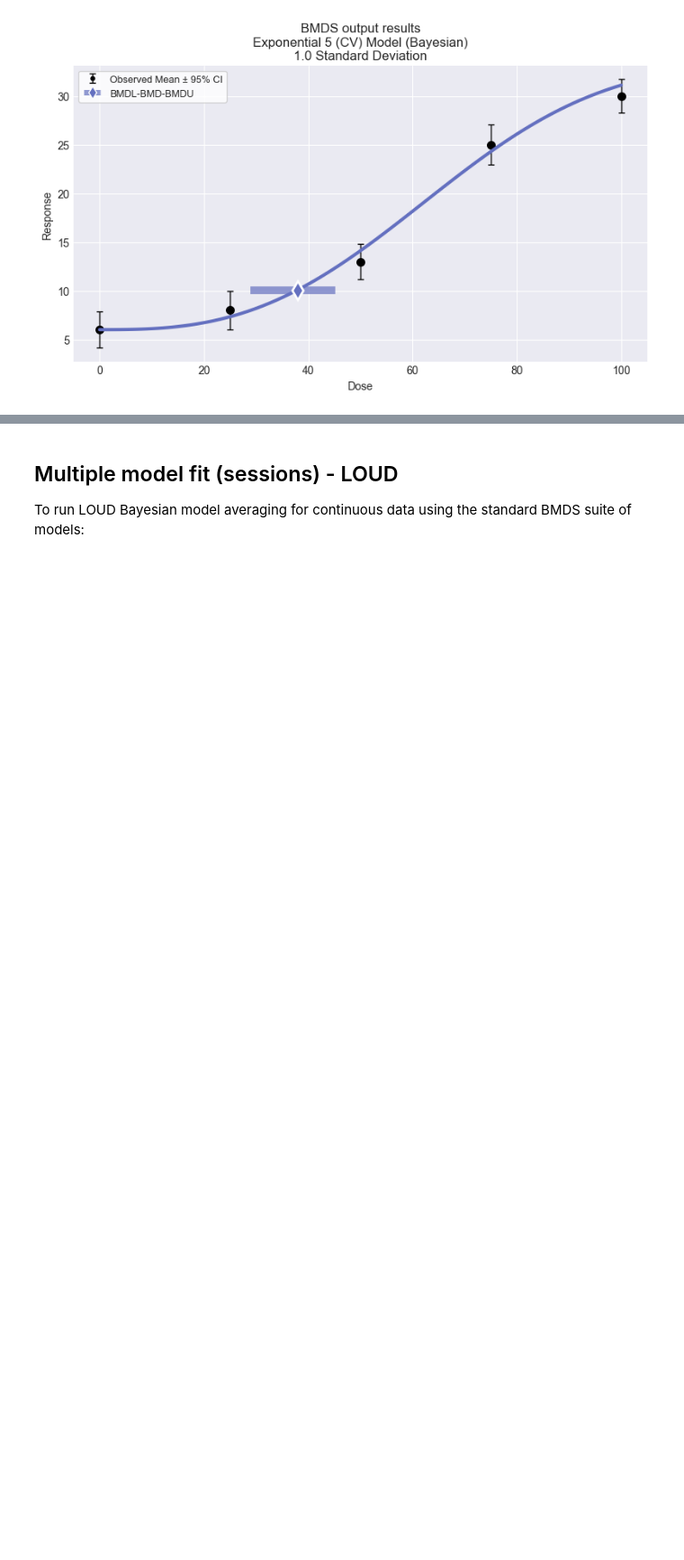
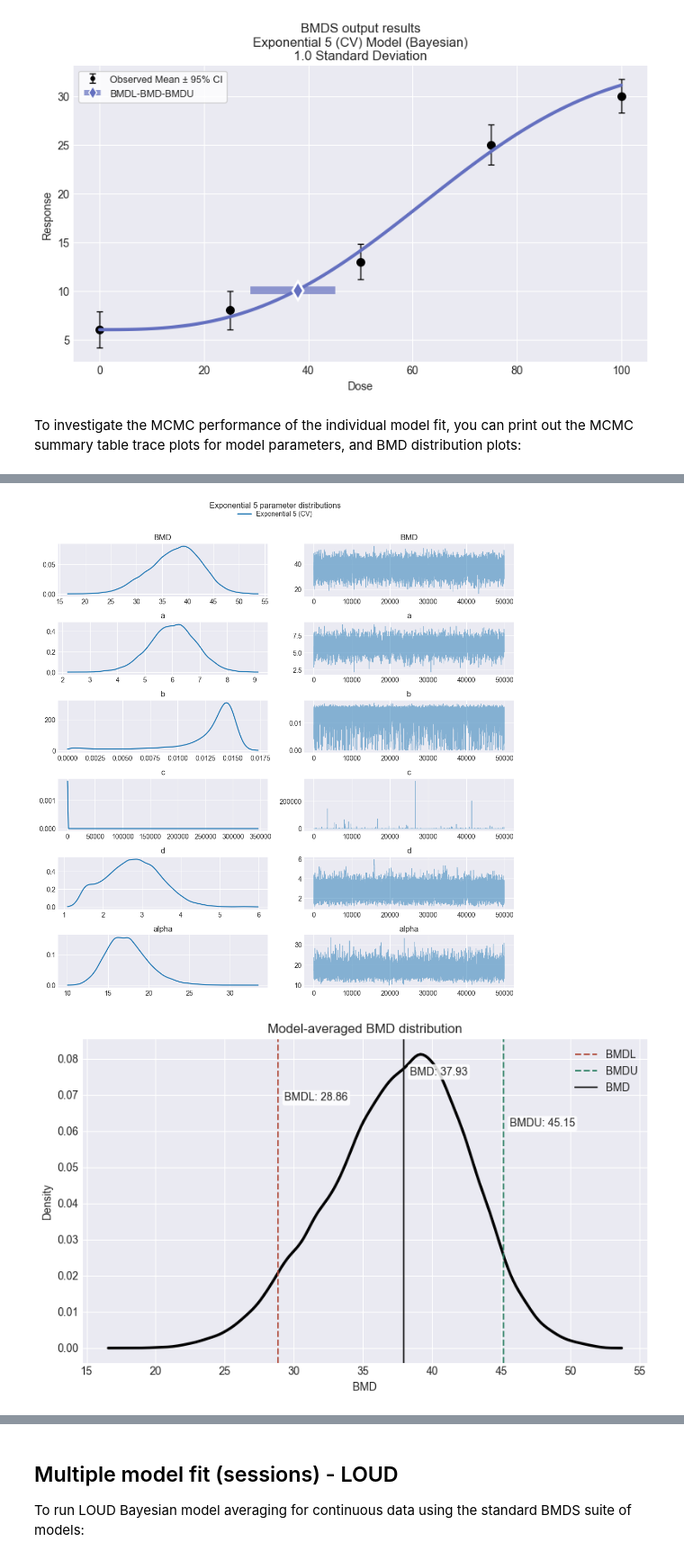
Before and after one commit to USEPA/BMDS, a Jupyter notebook: docs/source/recipes/continuous_ma.ipynb, the cells around one changed output, grey strips where cells are left out. Shown at 90% size. Saved outputs shown, nothing was run; the diff lists cells and outputs as text; code cells hidden in the pictures; blank space fills up the shorter version.

```diff
--- a/docs/source/recipes/continuous_ma.ipynb
+++ b/docs/source/recipes/continuous_ma.ipynb
@@ -68,3 +67,18 @@ Posterior Weight: 1.0
 Model-specific BMD values shown above are taken from the LOUD
 model averaging result for this model.
 [figure]
+# %% [markdown]
+To investigate the MCMC performance of the individual model fit, you can print out the MCMC summary table trace plots for model parameters, and BMD distribution plots:
+# %%
+from pybmds.plotting.LOUD import get_model_average_figures
+from IPython.display import display
+
+figs = get_model_average_figures(session, n_chains=1, compressed=True)
+
+# Overall MCMC summary across BMD/MA_BMD and parameters
+display(figs["multi_summary"])
+
+# Show trace plots for all parameters
+for group in figs["parameter_groups"]:
+    display(group["trace_figure"])
+# %% [output]
@@ -70,0 +94,2 @@ model averaging result for this model.
+[figure, added]
+[figure, added]
```
Also changed, not shown: parts of 9 cells of this notebook, 1 other file.
